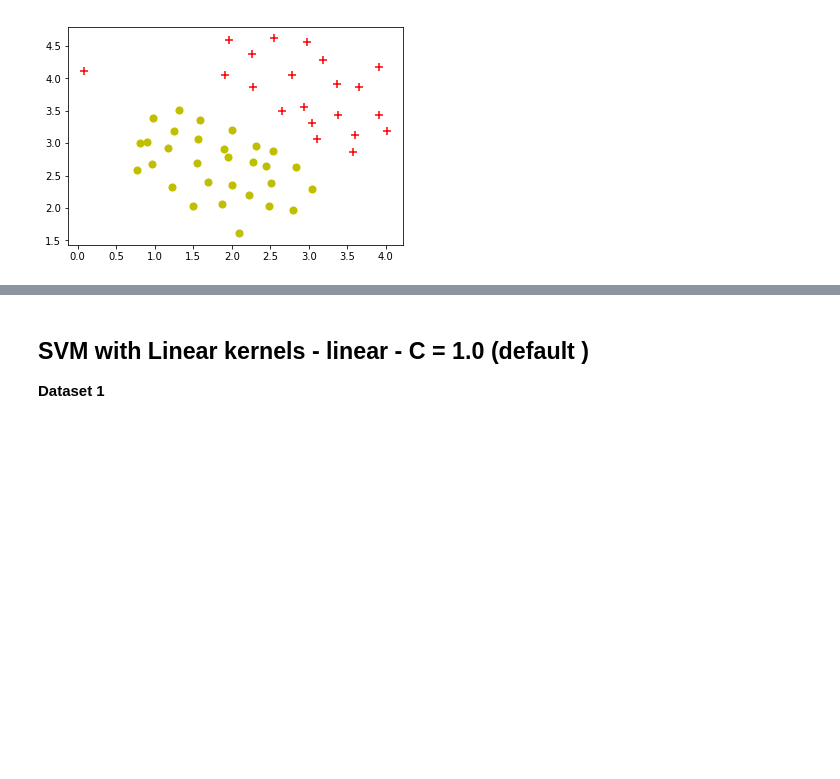
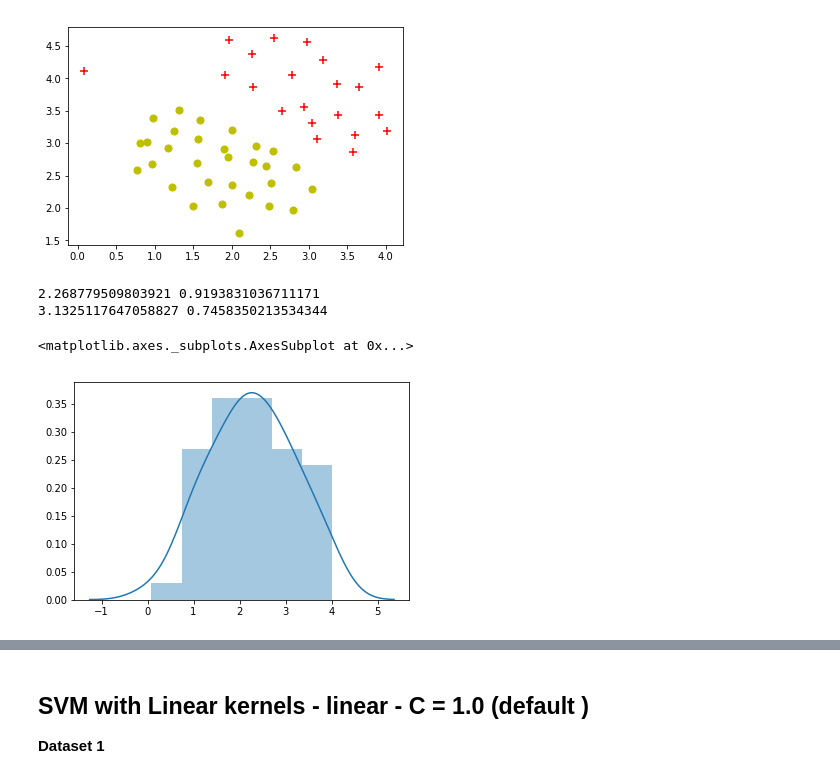
Before and after one commit to nandinijampala/SelfStudyNotes, a Jupyter notebook: SVM/SVC/SVM_Classifier.ipynb, the cells around one changed output, grey strips where cells are left out. Saved outputs shown, nothing was run; the diff lists cells and outputs as text; code cells hidden in the pictures; blank space fills up the shorter version.

```diff
--- a/SVM/SVC/SVM_Classifier.ipynb
+++ b/SVM/SVC/SVM_Classifier.ipynb
@@ -31,3 +32,12 @@ plt.scatter(X[neg[:,0],0],X[neg[:,0],1],c="y",marker="o",s=50)
 # %% [output]
 <matplotlib.collections.PathCollection at 0x...>
 [figure]
+# %%
+print(np.mean(X[:,0]),np.std(X[:,0]))
+print(np.mean(X[:,1]),np.std(X[:,1]))
+sns.distplot(X[:,0])
+# %% [output]
+2.268779509803921 0.9193831036711171
+3.1325117647058827 0.7458350213534344
+<matplotlib.axes._subplots.AxesSubplot at 0x...>
+[figure, added]
```
Also changed, not shown: parts of 15 cells of this notebook, 6 other files.
